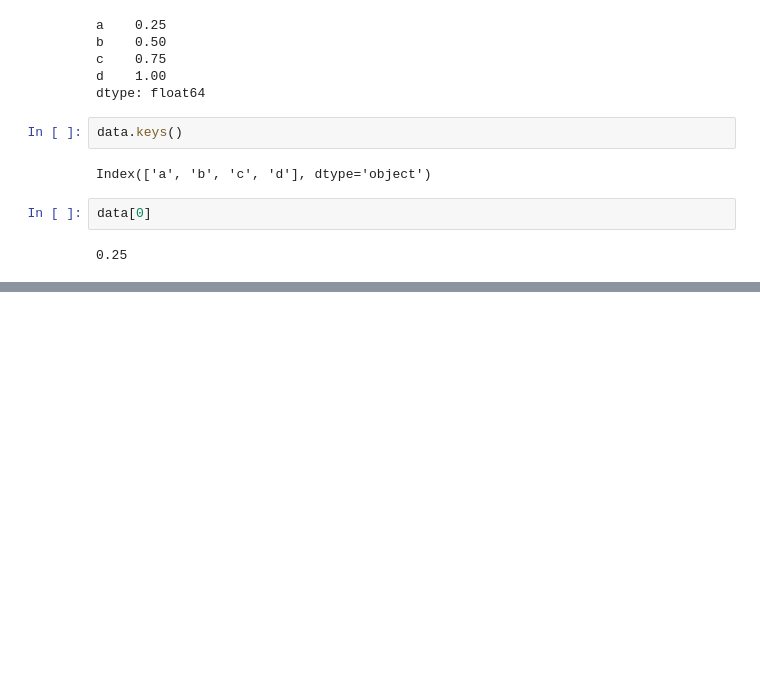
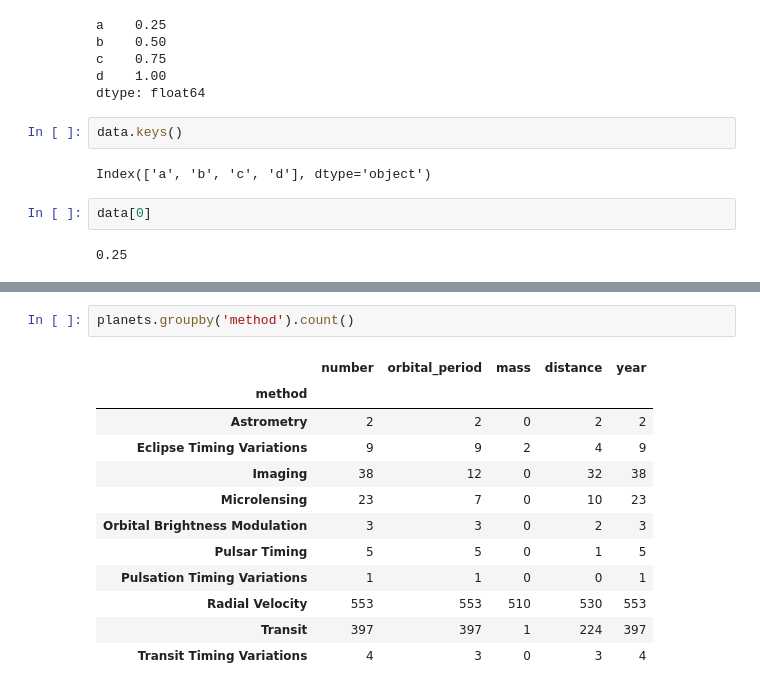
Before and after one commit to You-Gao/Python-Data-Science-Handbook, a Jupyter notebook: Chapter 3 Data Manipulation in Pandas.ipynb, the cells around one changed output, grey strips where cells are left out. Cells and saved outputs as stored; diff of their text form; blank space fills up the shorter version.

```diff
--- a/Chapter 3 Data Manipulation in Pandas.ipynb
+++ b/Chapter 3 Data Manipulation in Pandas.ipynb
@@ -154,0 +334,15 @@ data[0]
+# %%
+planets.groupby('method').count()
+# %% [output]
+|  | number | orbital_period | mass | distance | year |
+| method |  |  |  |  |  |
+| Astrometry | 2 | 2 | 0 | 2 | 2 |
+| Eclipse Timing Variations | 9 | 9 | 2 | 4 | 9 |
+| Imaging | 38 | 12 | 0 | 32 | 38 |
+| Microlensing | 23 | 7 | 0 | 10 | 23 |
+| Orbital Brightness Modulation | 3 | 3 | 0 | 2 | 3 |
+| Pulsar Timing | 5 | 5 | 0 | 1 | 5 |
+| Pulsation Timing Variations | 1 | 1 | 0 | 0 | 1 |
+| Radial Velocity | 553 | 553 | 510 | 530 | 553 |
+| Transit | 397 | 397 | 1 | 224 | 397 |
+| Transit Timing Variations | 4 | 3 | 0 | 3 | 4 |
```
Also changed, not shown: parts of 32 cells of this notebook, 1 other file.
